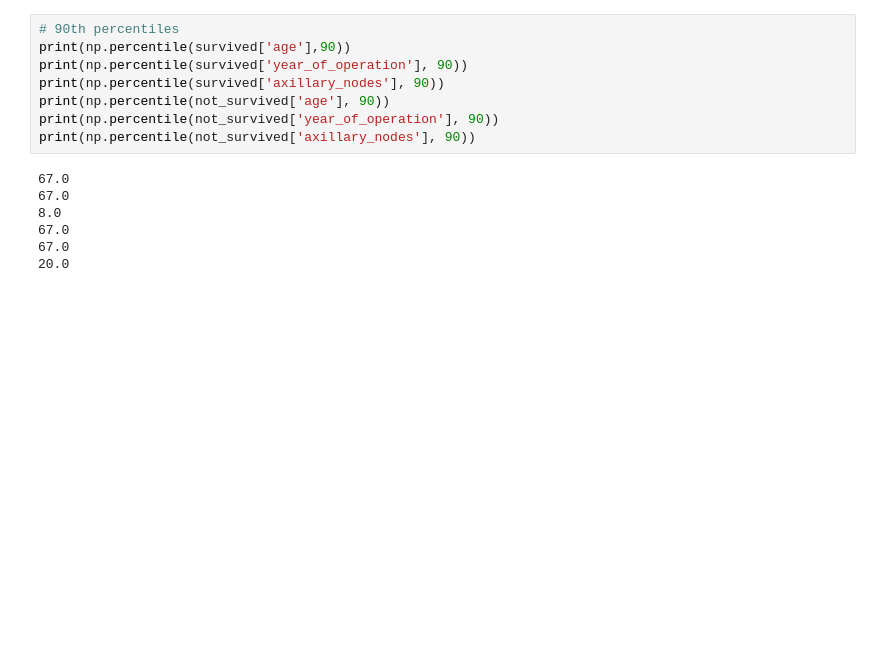
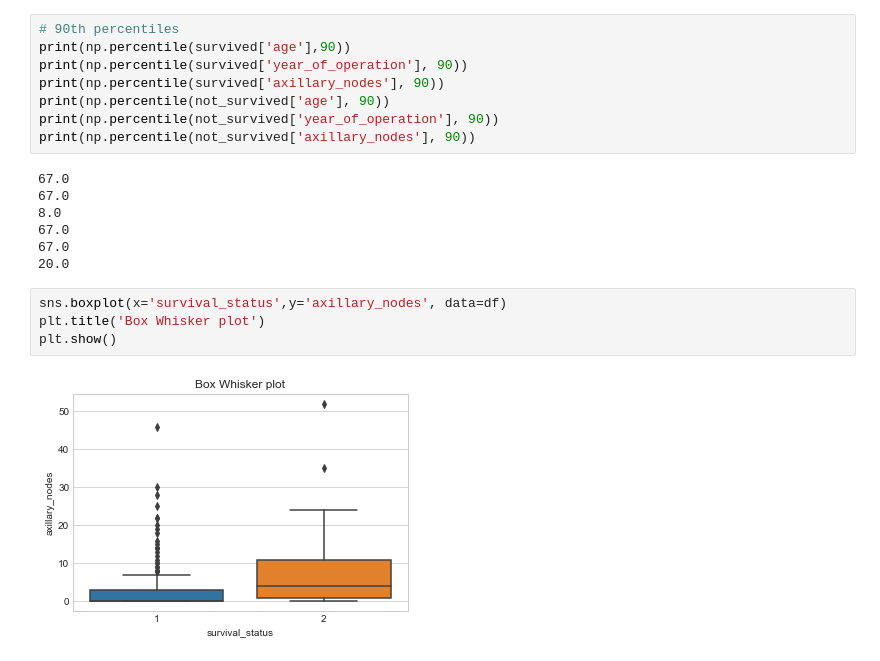
Before and after one commit to aman-sawarn/Haberman_Dataset_Visualization, a Jupyter notebook: EDA Assignment.ipynb, the cells around one changed output. Cells and saved outputs as stored; diff of their text form; blank space fills up the shorter version.

Commit message:
Percentile Plots
Box Whisker and Violin Plots

```diff
--- a/EDA Assignment.ipynb
+++ b/EDA Assignment.ipynb
@@ -346,3 +346,9 @@ print(np.percentile(not_survived['axillary_nodes'], 90))
 67.0
 67.0
 20.0
+# %%
+sns.boxplot(x='survival_status',y='axillary_nodes', data=df)
+plt.title('Box Whisker plot')
+plt.show()
+# %% [output]
+[figure, added]
```
Also changed, not shown: parts of 7 cells of this notebook.
